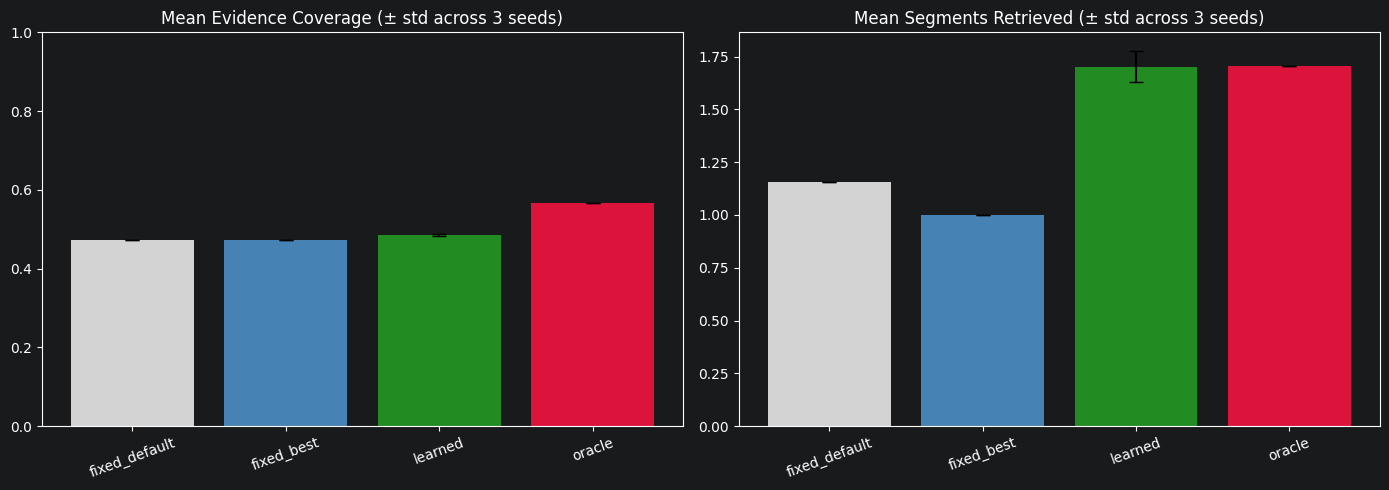
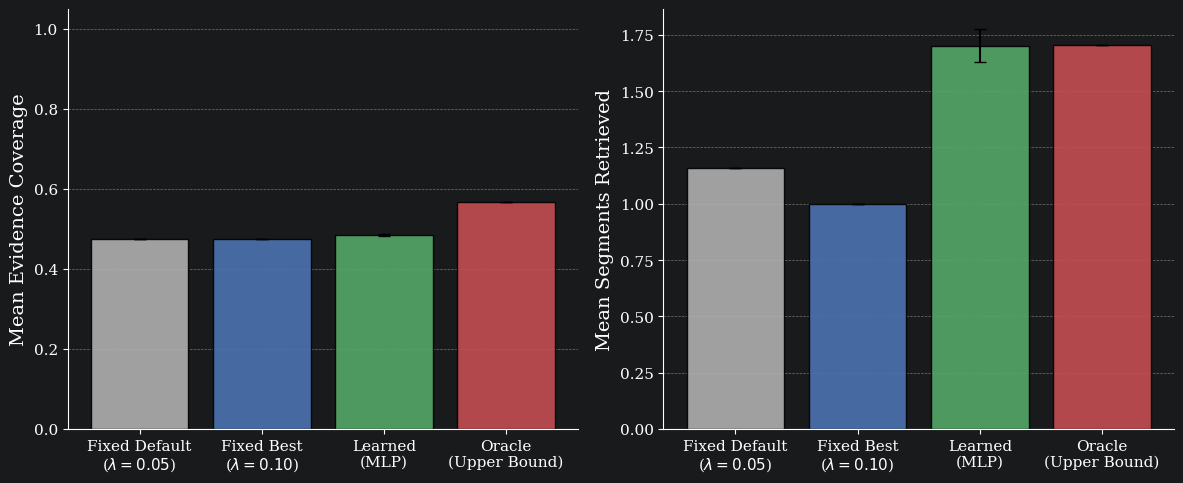
Unified diff of the notebook cell whose output changed from the first chart to the second:
--- before
+++ after
@@ -1,6 +1,34 @@
-fig, axes = plt.subplots(1, 2, figsize=(14, 5))
+import matplotlib.pyplot as plt
+import numpy as np
+
+# 1. Set Publication-Quality Global Parameters
+plt.rcParams.update({
+    'font.size': 12,
+    'font.family': 'serif',          # Matches LaTeX standard fonts
+    'axes.labelsize': 14,            # Larger axis labels
+    'axes.titlesize': 14,
+    'xtick.labelsize': 11,
+    'ytick.labelsize': 11,
+    'axes.spines.top': False,        # Remove chart junk (Tufte principles)
+    'axes.spines.right': False,
+    'axes.axisbelow': True           # Put gridlines behind the bars
+})
+
+fig, axes = plt.subplots(1, 2, figsize=(12, 5))
+
+# 2. Map internal code keys to Paper-Ready Labels
 configs = list(results_by_config.keys())
-colors = ["lightgray", "steelblue", "forestgreen", "crimson"]
+display_names = {
+    "fixed_default": "Fixed Default\n($\\lambda=0.05$)",
+    "fixed_best": "Fixed Best\n($\\lambda=0.10$)",
+    "learned": "Learned\n(MLP)",
+    "oracle": "Oracle\n(Upper Bound)"
+}
+x_labels = [display_names[cfg] for cfg in configs]
 
+# 3. Professional, Muted Color Palette (Colorblind safe)
+colors = ["#B0B0B0", "#4C72B0", "#55A868", "#C44E52"]
+
+# Extract Data (from your existing multi-seed logic)
 cov_means, cov_stds, seg_means, seg_stds = [], [], [], []
 for cfg in configs:
@@ -12,14 +40,22 @@
     seg_means.append(np.mean(segs)); seg_stds.append(np.std(segs))
 
-axes[0].bar(configs, cov_means, yerr=cov_stds, color=colors, capsize=5)
-axes[0].set_title("Mean Evidence Coverage (± std across 3 seeds)")
-axes[0].set_ylim(0, 1)
-axes[0].tick_params(axis="x", rotation=20)
+# Plot 1: Evidence Coverage
+axes[0].bar(x_labels, cov_means, yerr=cov_stds, color=colors,
+            capsize=4, edgecolor='black', linewidth=1, alpha=0.9)
+axes[0].set_ylabel("Mean Evidence Coverage")
+axes[0].set_ylim(0, 1.05)
+axes[0].yaxis.grid(True, linestyle='--', alpha=0.6) # Subtle guide lines
 
-axes[1].bar(configs, seg_means, yerr=seg_stds, color=colors, capsize=5)
-axes[1].set_title("Mean Segments Retrieved (± std across 3 seeds)")
-axes[1].tick_params(axis="x", rotation=20)
+# Plot 2: Segments Retrieved
+axes[1].bar(x_labels, seg_means, yerr=seg_stds, color=colors,
+            capsize=4, edgecolor='black', linewidth=1, alpha=0.9)
+axes[1].set_ylabel("Mean Segments Retrieved")
+axes[1].yaxis.grid(True, linestyle='--', alpha=0.6)
 
 plt.tight_layout()
-plt.savefig(f"{OUT}/comparison_bar.png", dpi=150)
+
+# 4. Save as PDF for LaTeX, high-DPI PNG for slides
+plt.savefig(f"{OUT}/comparison_bar_neurips.pdf", format='pdf', bbox_inches='tight')
+plt.savefig(f"{OUT}/comparison_bar_neurips.png", format='png', bbox_inches='tight', dpi=300)
+
 plt.show()

Commit: Update predictor and notebooks